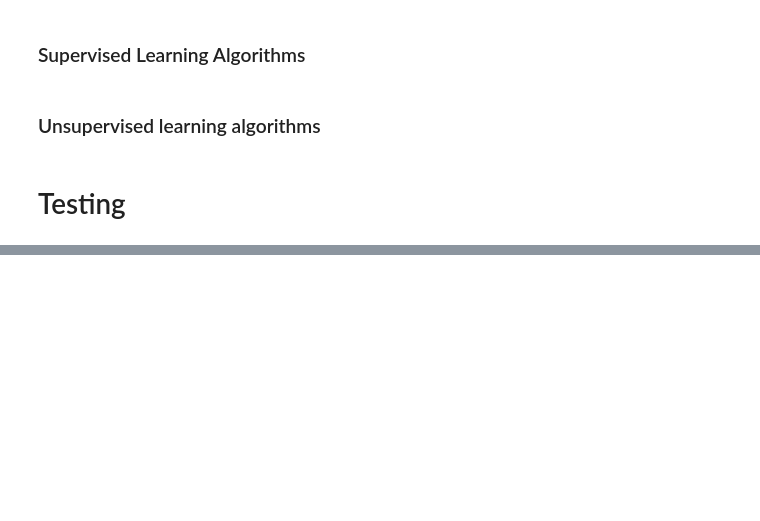
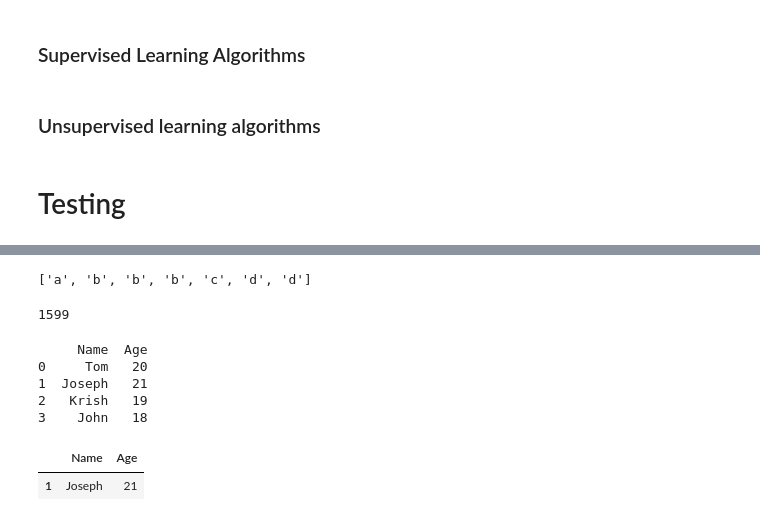
Before and after one commit to fnpms-iscte/ProjetoIAA, a Jupyter notebook: ProjetoIAA-checkpoint.ipynb, the cells around one changed output, grey strips where cells are left out. Saved outputs shown, nothing was run; the diff lists cells and outputs as text; code cells hidden in the pictures; blank space fills up the shorter version.

```diff
--- a/ProjetoIAA-checkpoint.ipynb
+++ b/ProjetoIAA-checkpoint.ipynb
@@ -410,0 +469,12 @@ Cluster 6 - Most common value of quality: 6
+# %%
+a
+# %% [output]
+['a', 'b', 'b', 'b', 'c', 'd', 'd']
+# %%
+
+
+n.datasetR.sample(frac=0.5, replace=True, random_state=1)
+
+len(n.datasetR)
+# %% [output]
+1599
@@ -410,0 +483,19 @@ Cluster 6 - Most common value of quality: 6
+# %%
+data = {'Name': ['Tom', 'Joseph', 'Krish', 'John'], 'Age': [20, 21, 19, 18]}
+# Create DataFrame.
+df = pd.DataFrame(data)
+# Print the output.
+print(df)
+# %% [output]
+     Name  Age
+0     Tom   20
+1  Joseph   21
+2   Krish   19
+3    John   18
+# %%
+ a = df
+# %%
+a
+# %% [output]
+|  | Name | Age |
+| 1 | Joseph | 21 |
```
Also changed, not shown: parts of 8 cells of this notebook.
